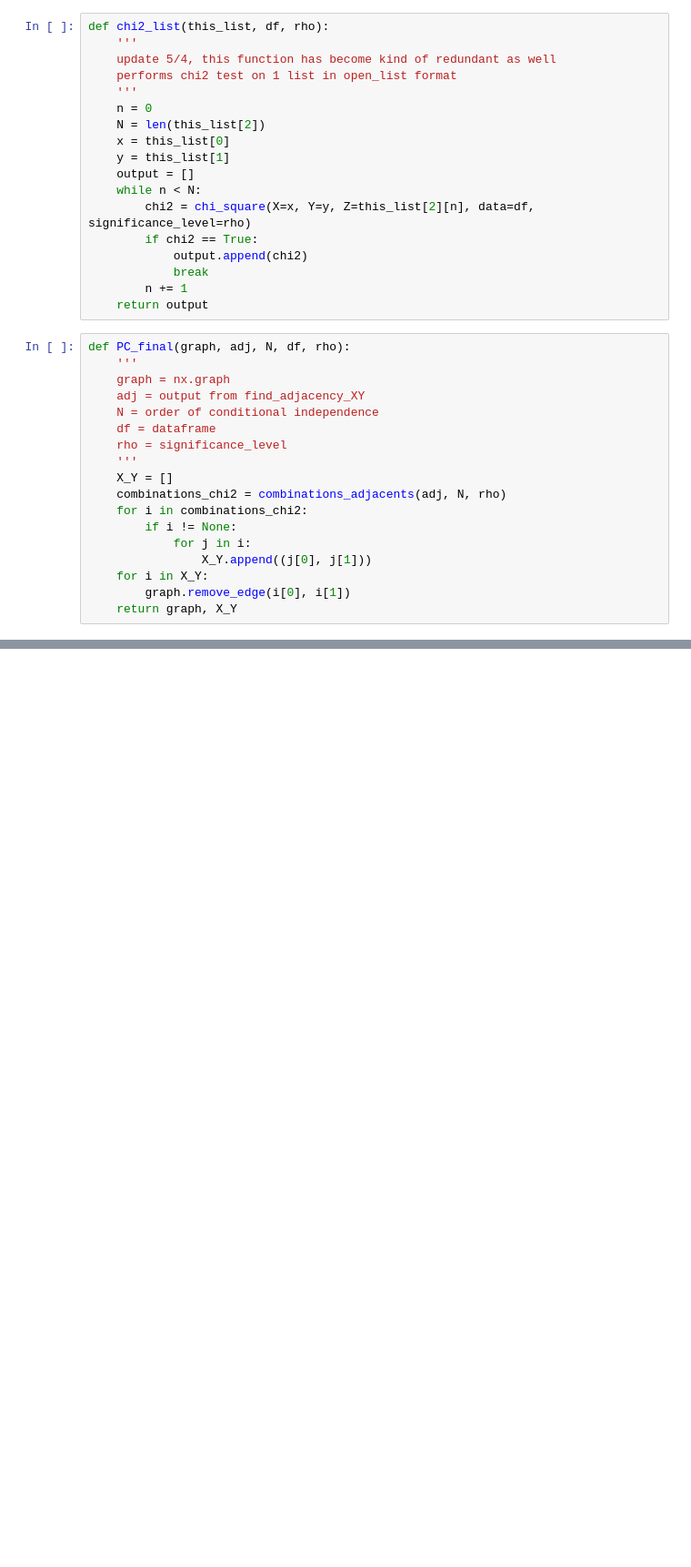
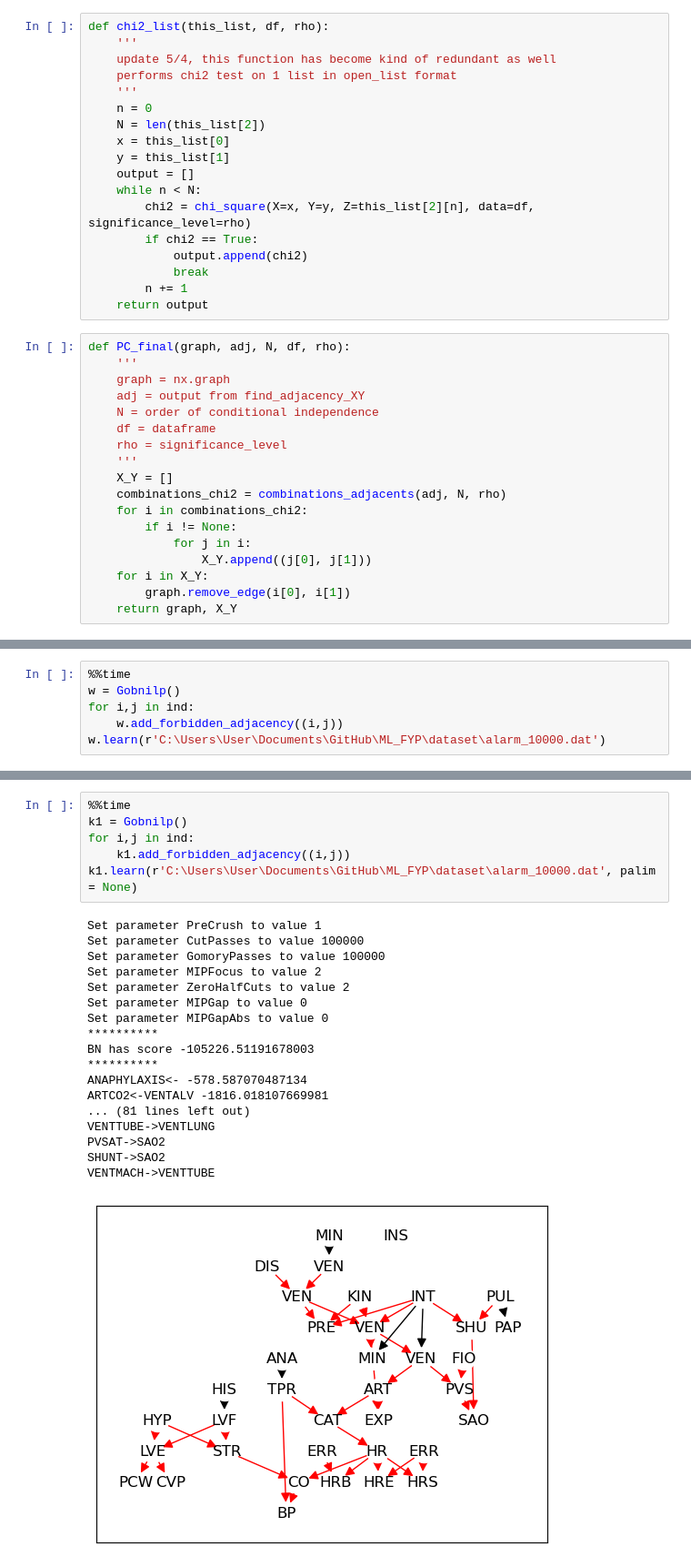
Before and after one commit to Elicit3495/ML_FYP, a Jupyter notebook: conditional.ipynb, the cells around one changed output, grey strips where cells are left out. Shown at 91% size. Cells and saved outputs as stored; diff of their text form; blank space fills up the shorter version.

```diff
--- a/conditional.ipynb
+++ b/conditional.ipynb
@@ -426,0 +454,6 @@ Wall time: 3.03 s
+# %%
+%%time
+w = Gobnilp()
+for i,j in ind:
+    w.add_forbidden_adjacency((i,j))
+w.learn(r'C:\Users\User\Documents\GitHub\ML_FYP\dataset\alarm_10000.dat')
@@ -426,0 +481,25 @@ Wall time: 3.03 s
+# %%
+%%time
+k1 = Gobnilp()
+for i,j in ind:
+    k1.add_forbidden_adjacency((i,j))
+k1.learn(r'C:\Users\User\Documents\GitHub\ML_FYP\dataset\alarm_10000.dat', palim = None)
+# %% [output]
+Set parameter PreCrush to value 1
+Set parameter CutPasses to value 100000
+Set parameter GomoryPasses to value 100000
+Set parameter MIPFocus to value 2
+Set parameter ZeroHalfCuts to value 2
+Set parameter MIPGap to value 0
+Set parameter MIPGapAbs to value 0
+**********
+BN has score -105226.51191678003
+**********
+ANAPHYLAXIS<- -578.587070487134
+ARTCO2<-VENTALV -1816.018107669981
+... (81 lines left out)
+VENTTUBE->VENTLUNG
+PVSAT->SAO2
+SHUNT->SAO2
+VENTMACH->VENTTUBE
+[figure, added]
```
Also changed, not shown: parts of 19 cells of this notebook.
